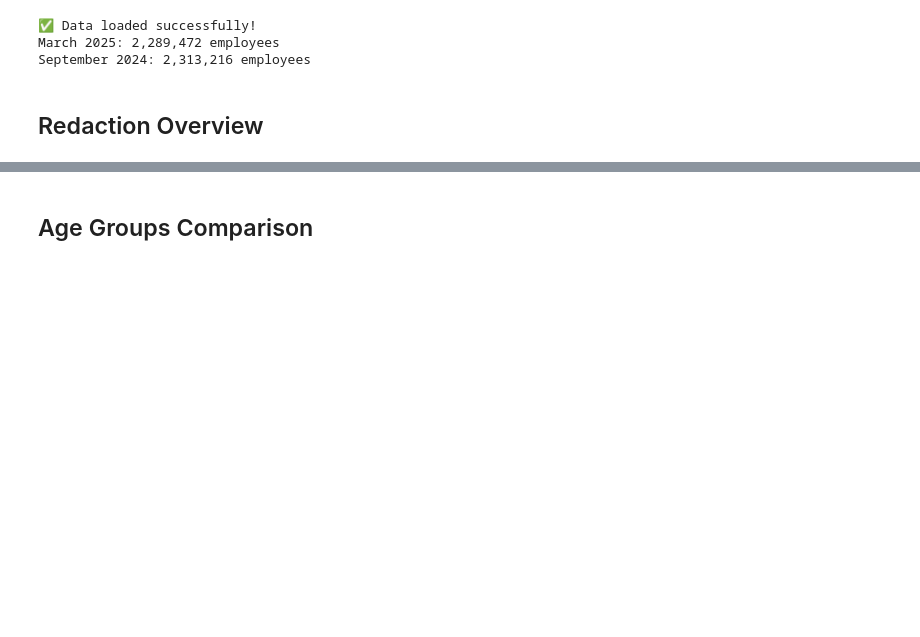
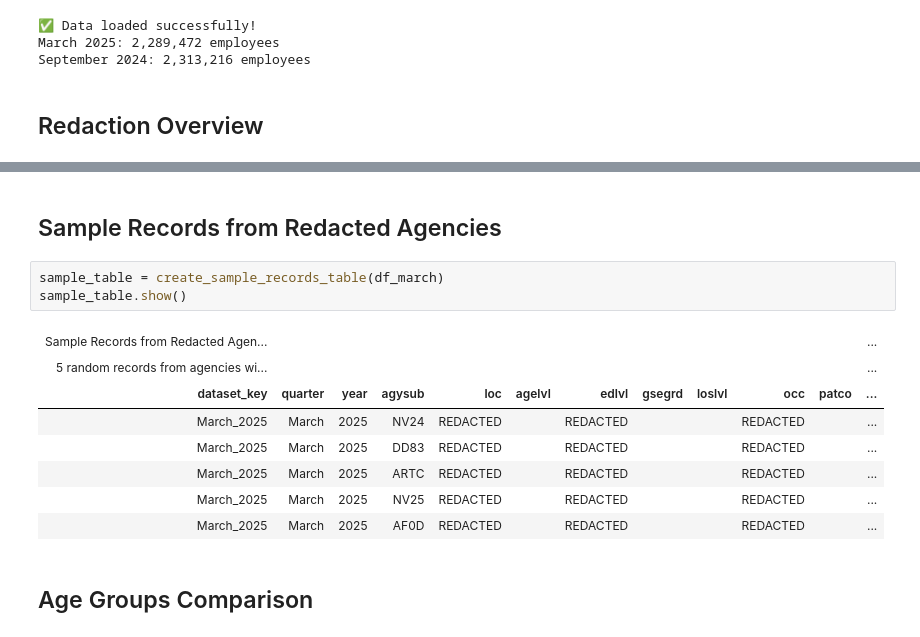
Before and after one commit to abigailhaddad/fedscope_employment, a Jupyter notebook: September 2024 vs March 2025.ipynb, the cells around one changed output, grey strips where cells are left out. Saved outputs shown, nothing was run; the diff lists cells and outputs as text; blank space fills up the shorter version.

```diff
--- a/September 2024 vs March 2025.ipynb
+++ b/September 2024 vs March 2025.ipynb
@@ -775,3 +1020,17 @@ redaction_chart.show()
+# %% [markdown]
+## Sample Records from Redacted Agencies
+# %%
+sample_table = create_sample_records_table(df_march)
+sample_table.show()
+# %% [output]
+| Sample Records from Redacted Agen... |  |  |  |  |  |  |  |  |  |  | ... |
+| 5 random records from agencies wi... |  |  |  |  |  |  |  |  |  |  | ... |
+| dataset_key | quarter | year | agysub | loc | agelvl | edlvl | gsegrd | loslvl | occ | patco | ... |
+| March_2025 | March | 2025 | NV24 | REDACTED |  | REDACTED |  |  | REDACTED |  | ... |
+| March_2025 | March | 2025 | DD83 | REDACTED |  | REDACTED |  |  | REDACTED |  | ... |
+| March_2025 | March | 2025 | ARTC | REDACTED |  | REDACTED |  |  | REDACTED |  | ... |
+| March_2025 | March | 2025 | NV25 | REDACTED |  | REDACTED |  |  | REDACTED |  | ... |
+| March_2025 | March | 2025 | AF0D | REDACTED |  | REDACTED |  |  | REDACTED |  | ... |
 # %% [markdown]
 ## Age Groups Comparison
 # %%
```
Also changed, not shown: parts of 8 cells of this notebook.
